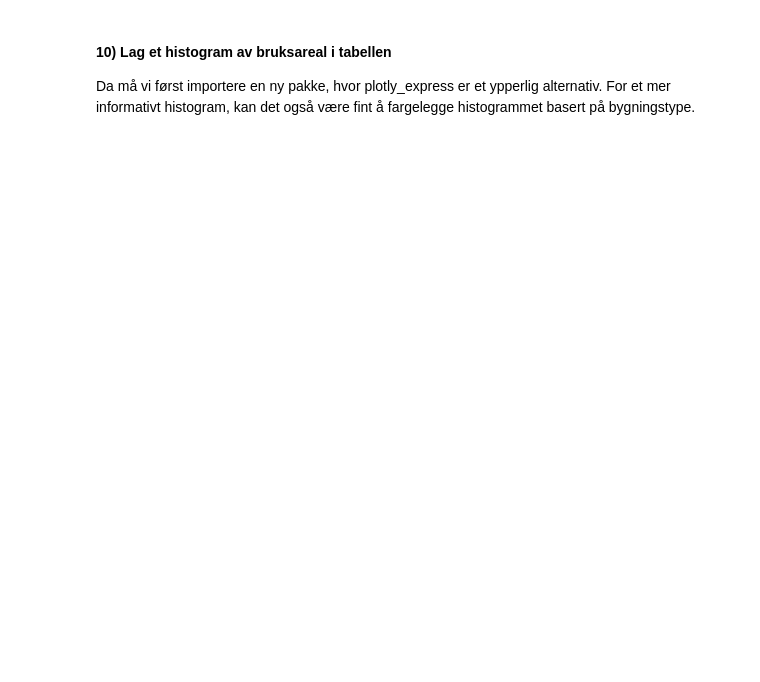
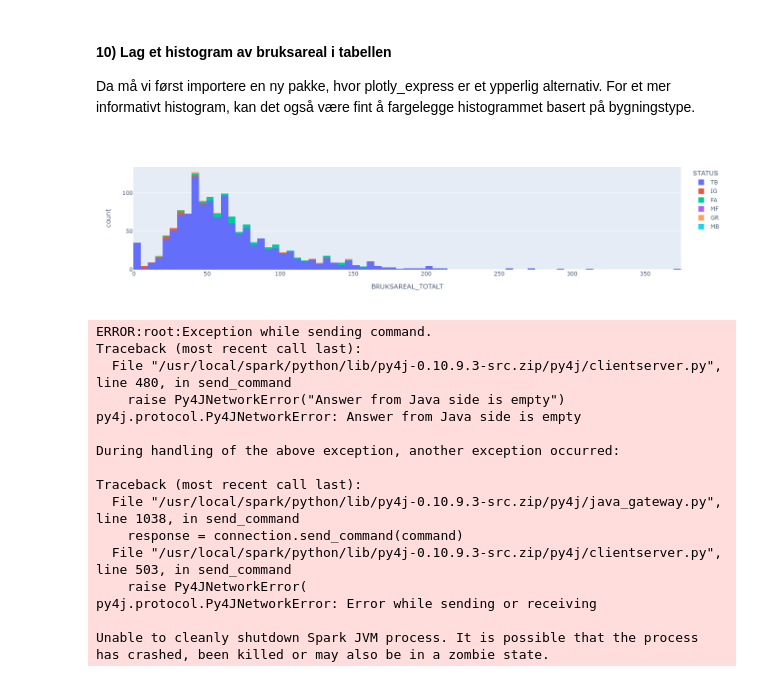
Before and after one commit to statisticsnorway/s426-python-ressurser, a Jupyter notebook: Oppgaver.ipynb, the cells around one changed output. Drawn from its saved outputs; the diff is of its cells as text; code cells hidden in the pictures; blank space fills up the shorter version.

```diff
--- a/Oppgaver.ipynb
+++ b/Oppgaver.ipynb
@@ -10,3 +14,6 @@ print(pd.__version__)
 #### 2) Importér datasett fra csv til pandas-datasett
 Sørg først for å få lastet opp csv-filen ("S:\Organisasjon\A400\S426\Felles\Diverse samordning\seksjonsseminar_python_data\bygg_kongsvinger.csv") til Dapla og legg den inn i mappen "s426-python-ressurser". \
 Print deretter ut datasettet.
+# %%
+bygg = pd.read_csv("bygg_kongsvinger.csv")
+bygg.head(15)
@@ -19,3 +68,6 @@ Her kan det også være ønskelig å skrive ut den deskriptive statistikken grup
 # %% [markdown]
 #### 5) Endre navn på kolonne
 Vi synes bygningsstatus er litt langt. Derfor kan vi endre navn på denne til bare "status". Print datasettet for å sjekke om kolonnen faktisk endret navn.
+# %%
+bygg = bygg.rename(columns={"BYGNINGSSTATUS" : "STATUS"})
+bygg
@@ -31,5 +126,7 @@ bygg.dtypes
 # %% [markdown]
 KOMMUNENR er en såkalt int64-kolonne (numerisk). Denne ønsker vi å gjøre om til en "string"-kolonne (tekst).
+# %%
+bygg['KOMMUNENR'] = bygg['KOMMUNENR'].astype("string")
 # %%
 #For å sjekke om variabelen ble gjort om til string, kjør bygg.dtypes igjen:
 bygg.dtypes
@@ -38,3 +142,9 @@ bygg.dtypes
 ##### a) Lag en ny kolonne for fylke basert på de to første sifrene i kommunenummeret.
 Husk at i Python teller en fra 0!
 ##### b) Mange av bygningene har veldig lavt bruksareal. Dette er kanskje tilbygg og påbygg eller bygninger som ikke har ført areal i det hele tatt. Vi ønsker å lage en dikotom variabel som indikerer om bruksareal er mindre enn 15 kvadratmeter.
+# %%
+bygg['FYLKE'] = bygg['KOMMUNENR'].str[:2]
+
+bygg.loc[bygg['BRUKSAREAL_TOTALT'] < 35, 'LITE_BRUKSAREAL'] = True
+bygg.loc[bygg['BRUKSAREAL_TOTALT'] >= 35, 'LITE_BRUKSAREAL'] = False
+bygg
@@ -46,3 +188,25 @@ Når csv-filen er lastet inn som et pandas-datasett, kan vi koble denne tabellen
 # %% [markdown]
 #### 10) Lag et histogram av bruksareal i tabellen
 Da må vi først importere en ny pakke, hvor plotly_express er et ypperlig alternativ. For et mer informativt histogram, kan det også være fint å fargelegge histogrammet basert på bygningstype.
+# %%
+import plotly.express as px
+
+px.histogram(bygg, x="BRUKSAREAL_TOTALT", color="STATUS")
+# %% [output]
+[figure, added]
+ERROR:root:Exception while sending command.
+Traceback (most recent call last):
+  File "/usr/local/spark/python/lib/py4j-0.10.9.3-src.zip/py4j/clientserver.py", line 480, in send_command
+    raise Py4JNetworkError("Answer from Java side is empty")
+py4j.protocol.Py4JNetworkError: Answer from Java side is empty
+
+During handling of the above exception, another exception occurred:
+
+Traceback (most recent call last):
+  File "/usr/local/spark/python/lib/py4j-0.10.9.3-src.zip/py4j/java_gateway.py", line 1038, in send_command
+    response = connection.send_command(command)
+  File "/usr/local/spark/python/lib/py4j-0.10.9.3-src.zip/py4j/clientserver.py", line 503, in send_command
+    raise Py4JNetworkError(
+py4j.protocol.Py4JNetworkError: Error while sending or receiving
+
+Unable to cleanly shutdown Spark JVM process. It is possible that the process has crashed, been killed or may also be in a zombie state.
```
Also changed, not shown: parts of 11 cells of this notebook.
